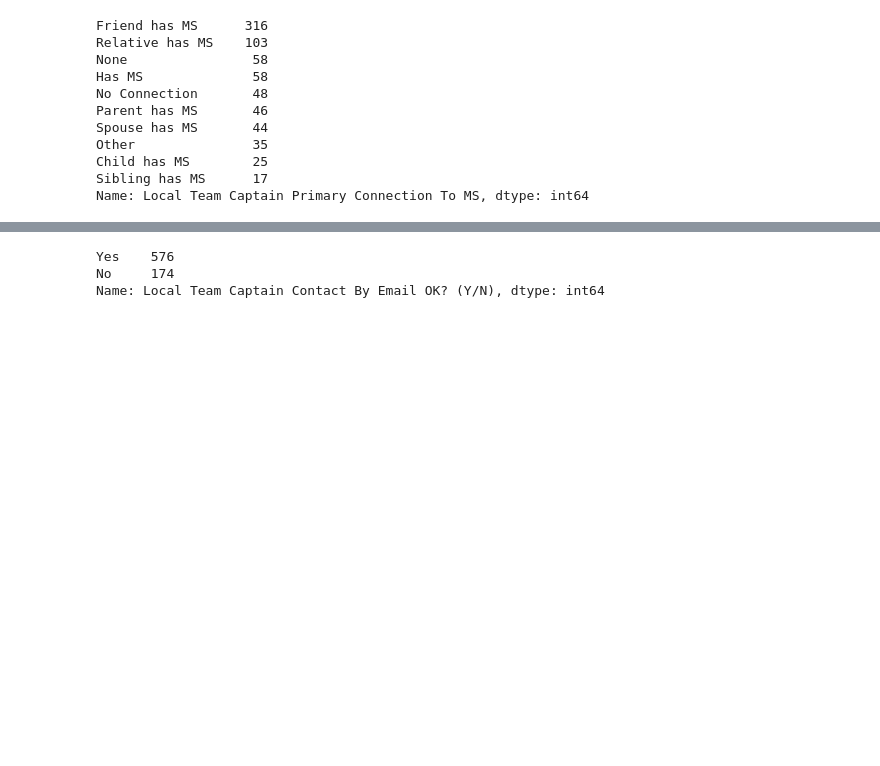
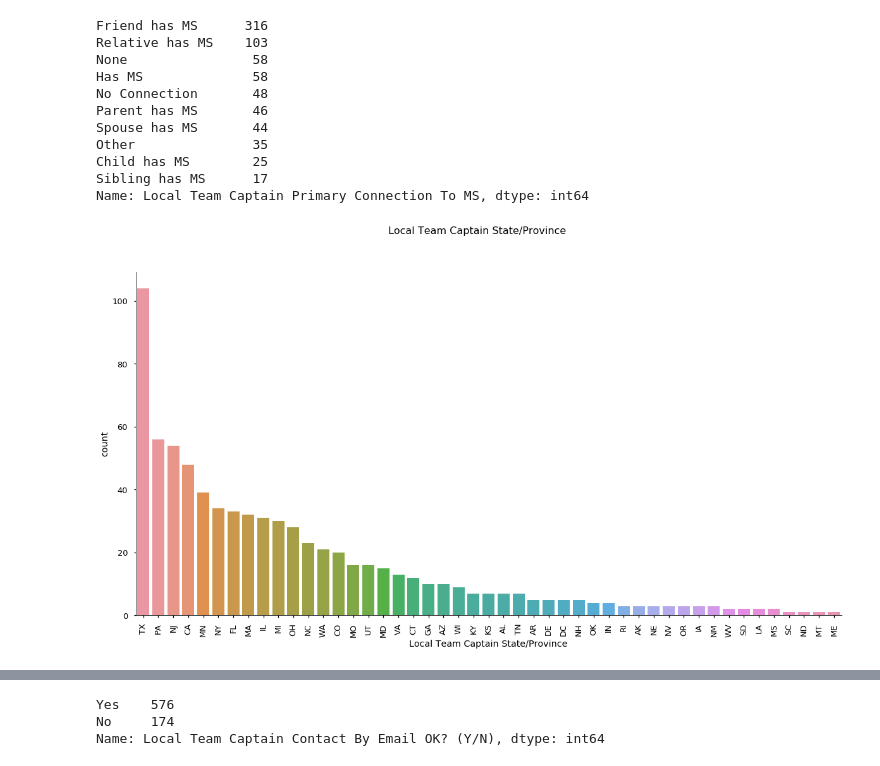
Before and after one commit to mills-jeffreyb/GENBA894, a Jupyter notebook: Mills_Jeff_CapstoneProject-National Bike Teams.ipynb, the cells around one changed output, grey strips where cells are left out. Cells and saved outputs as stored; diff of their text form; code cells hidden in the pictures; blank space fills up the shorter version.

```diff
--- a/Mills_Jeff_CapstoneProject-National Bike Teams.ipynb
+++ b/Mills_Jeff_CapstoneProject-National Bike Teams.ipynb
@@ -148,3 +162,14 @@ Other               35
 Child has MS        25
 Sibling has MS      17
 Name: Local Team Captain Primary Connection To MS, dtype: int64
+# %%
+#sns.set_context("paper")
+plt.figure(figsize=(20,10))
+sns.countplot(x='Local Team Captain State/Province', data=nationalteams,order = nationalteams['Local Team Captain State/Province'].value_counts().index)
+plt.xticks(rotation=90)
+plt.suptitle('Local Team Captain State/Province', fontsize=16)
+
+sns.despine()
+#plt.tight_layout()
+# %% [output]
+[figure, added]
```
Also changed, not shown: parts of 23 cells of this notebook, 4 other files.
